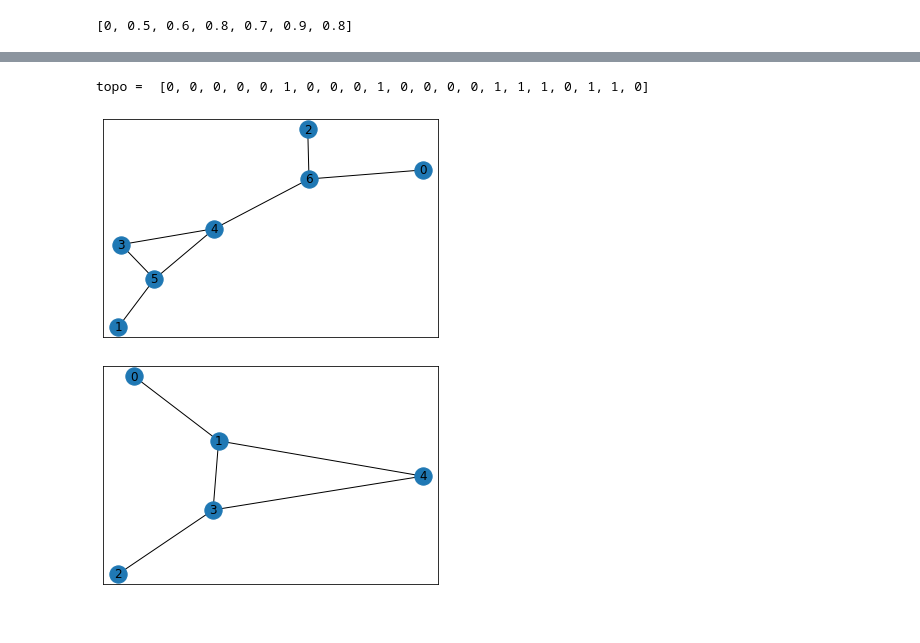
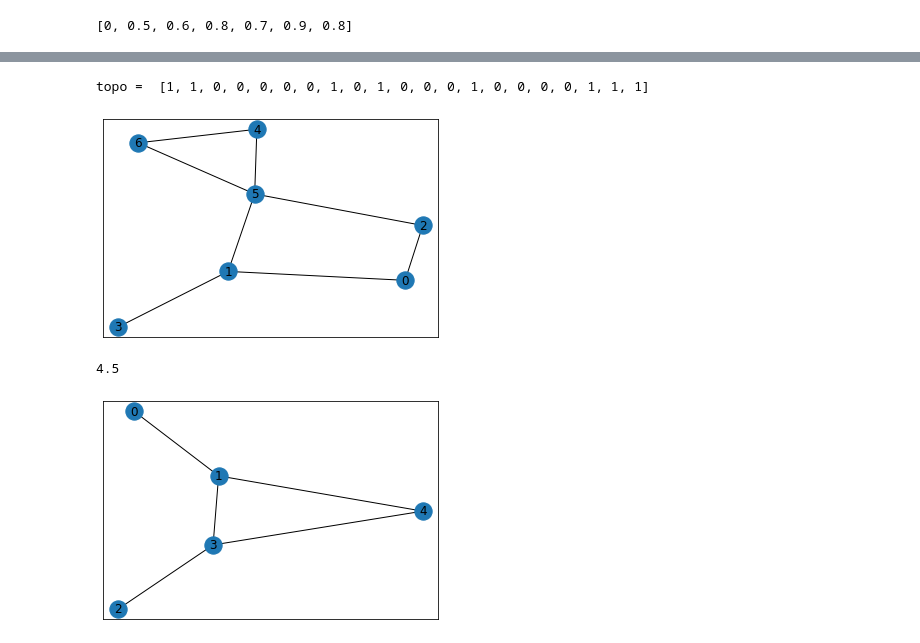
Before and after one commit to sohaib-ouzineb/MSC_INDIVIDUAL_PROJECT, a Jupyter notebook: evoltionary_algo.ipynb, the cells around one changed output, grey strips where cells are left out. Saved outputs shown, nothing was run; the diff lists cells and outputs as text; code cells hidden in the pictures.

Commit message:
fast indv index instead of lists resilience degree constraints edge constraints nb edges constraints 2 Internet providers

```diff
--- a/evoltionary_algo.ipynb
+++ b/evoltionary_algo.ipynb
@@ -518,12 +599,18 @@ def get_topo(A):
     return res
 
 def initialize(): #new initialize with graphillion
-    myit = gs.rand_iter()
-    g = next(myit)
-    nx.draw_networkx(g) #draw network
-    A = np.array(nx.to_numpy_matrix(g, nodelist=sorted(g.nodes())))
-    topo = get_topo(A)
-    topo = [int(t) for t in topo]
+    #myit = gs.rand_iter()
+    #g = next(myit)
+    #topo = random.choice(g_array)
+    topo = random.randint(0,len(g_array)-1)
+
+    A = get_adj(g_array[topo])
+    G = nx.from_numpy_array(A) #gr8
+    nx.draw_networkx(G)
+
+    #A = np.array(nx.to_numpy_matrix(g, nodelist=sorted(g.nodes())))
+    #topo = get_topo(A)
+    #topo = [int(t) for t in topo]
     sensitivities = list(np.random.random_sample(size = N-1)) #internet has no sensitivity
     distribution = partition(list(range(0,M)),N-1) #internet has no "machines"
     return [topo,sensitivities,distribution]
@@ -534,13 +627,15 @@ indiv = initialize()
 # %%
-topo = indiv[0]
+topo = g_array[indiv[0]]
 print("topo = ",topo)
 A = get_adj(topo)
 G = nx.from_numpy_array(A) #gr8
 nx.draw_networkx(G)
 plt.show()
+print(resilience_node(indiv,3)) #try to delete node 3 to measure resilience
 # %% [output]
-topo =  [0, 0, 0, 0, 0, 1, 0, 0, 0, 1, 0, 0, 0, 0, 1, 1, 1, 0, 1, 1, 0]
+topo =  [1, 1, 0, 0, 0, 0, 0, 1, 0, 1, 0, 0, 0, 1, 0, 0, 0, 0, 1, 1, 1]
-[figure, old version]
+[figure, new version]
+4.5
 # %%
 #MAP TEST NOT THAT GREAT TEST WITH EDIT DISTANCES TAKES TOO MUCH TIME, MAY BE FINE FOR LOWER NBR OF ARCHITECTURES
 #test
```
Also changed, not shown: parts of 9 cells of this notebook.
